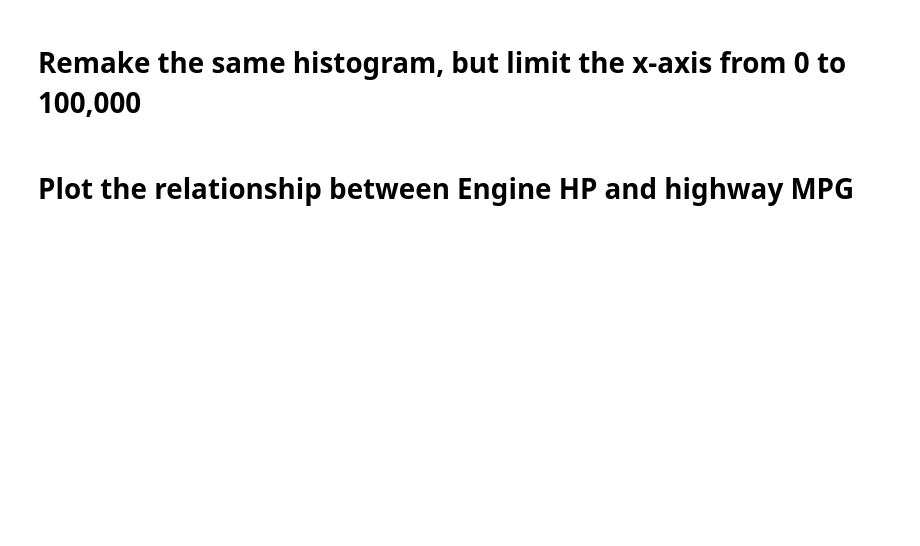
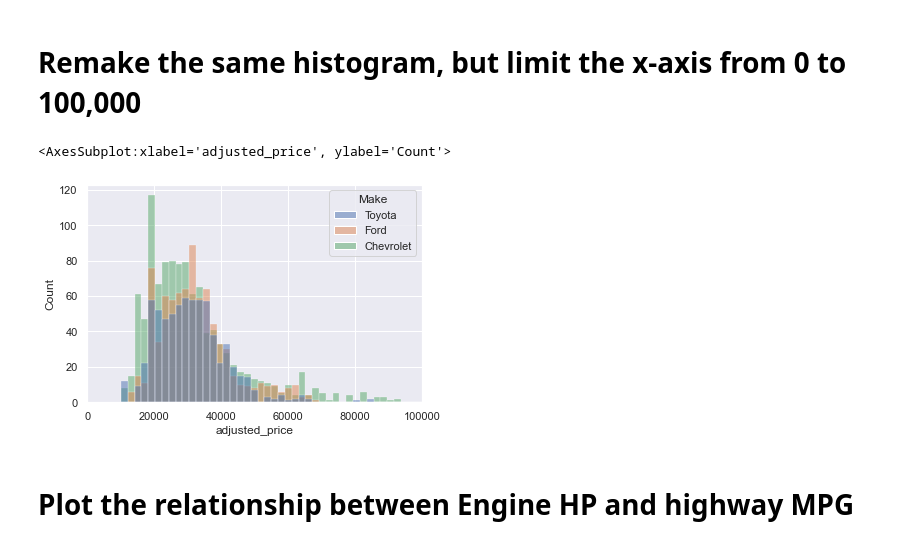
Before and after one commit to Rustamova00/2022-fall-data-science, a Jupyter notebook: Week-02-EDA/Exercise-EDA.ipynb, the cells around one changed output. Saved outputs shown, nothing was run; the diff lists cells and outputs as text; code cells hidden in the pictures; blank space fills up the shorter version.

```diff
--- a/Week-02-EDA/Exercise-EDA.ipynb
+++ b/Week-02-EDA/Exercise-EDA.ipynb
@@ -264,6 +265,14 @@ Name: adjusted_price, dtype: float64
 # Remake the same histogram, but limit the x-axis from 0 to 100,000
 # %%
 # Remake the same histogram, but limit the x-axis from 0 to 100,000
+
+df_make_limit=sns.histplot(data=df_make, x="adjusted_price", hue='Make')
+df_make_limit.set_xlim(0,100001)
+
+df_make_limit
+# %% [output]
+<AxesSubplot:xlabel='adjusted_price', ylabel='Count'>
+[figure, added]
 # %% [markdown]
 # Plot the relationship between Engine HP and highway MPG
 # %%
```
Also changed, not shown: parts of 24 cells of this notebook.
